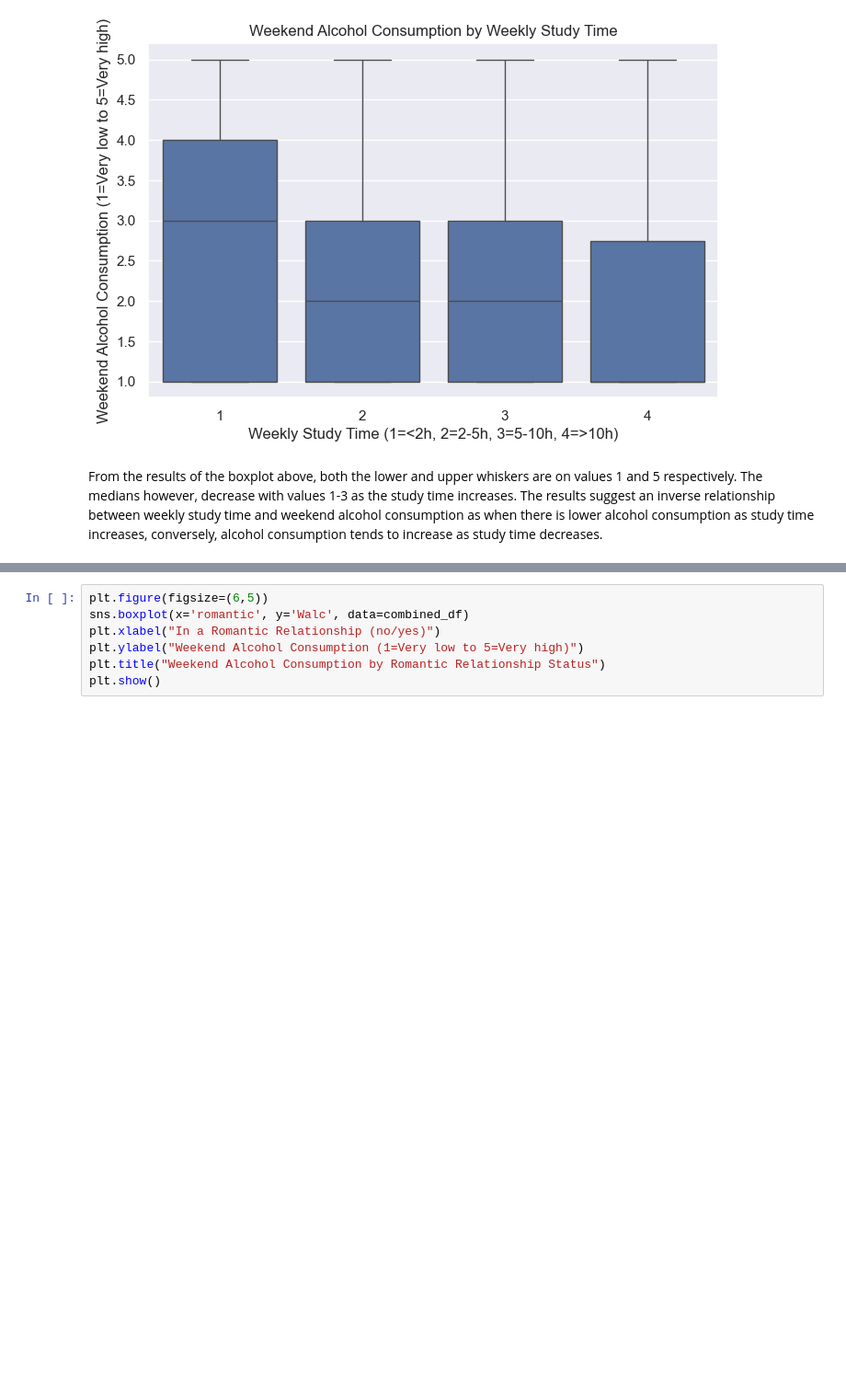
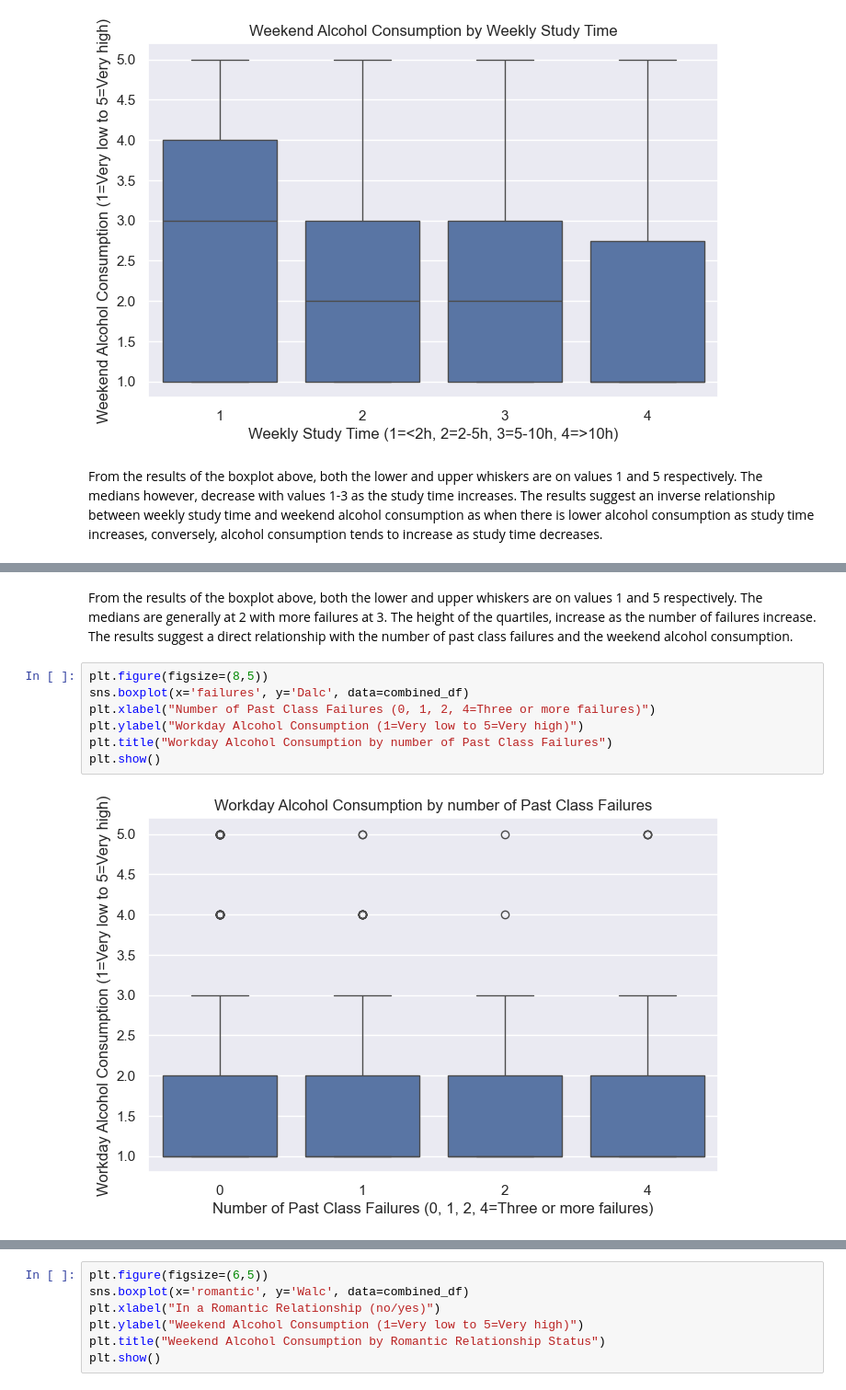
Before and after one commit to lonebono/CSMODEL, a Jupyter notebook: akbayanpartylistMCO.ipynb, the cells around one changed output, grey strips where cells are left out. Shown at 92% size. Saved outputs shown, nothing was run; the diff lists cells and outputs as text; blank space fills up the shorter version.

```diff
--- a/akbayanpartylistMCO.ipynb
+++ b/akbayanpartylistMCO.ipynb
@@ -464,0 +485,11 @@ From the results of the boxplot above, both the lower and upper whiskers are on
+# %% [markdown]
+From the results of the boxplot above, both the lower and upper whiskers are on values 1 and 5 respectively. The medians are generally at 2 with more failures at 3. The height of the quartiles, increase as the number of failures increase. The results suggest a direct relationship with the number of past class failures and the weekend alcohol consumption.
+# %%
+plt.figure(figsize=(8,5))
+sns.boxplot(x='failures', y='Dalc', data=combined_df)
+plt.xlabel("Number of Past Class Failures (0, 1, 2, 4=Three or more failures)")
+plt.ylabel("Workday Alcohol Consumption (1=Very low to 5=Very high)")
+plt.title("Workday Alcohol Consumption by number of Past Class Failures")
+plt.show()
+# %% [output]
+[figure, added]
```
Also changed, not shown: parts of 26 cells of this notebook.
